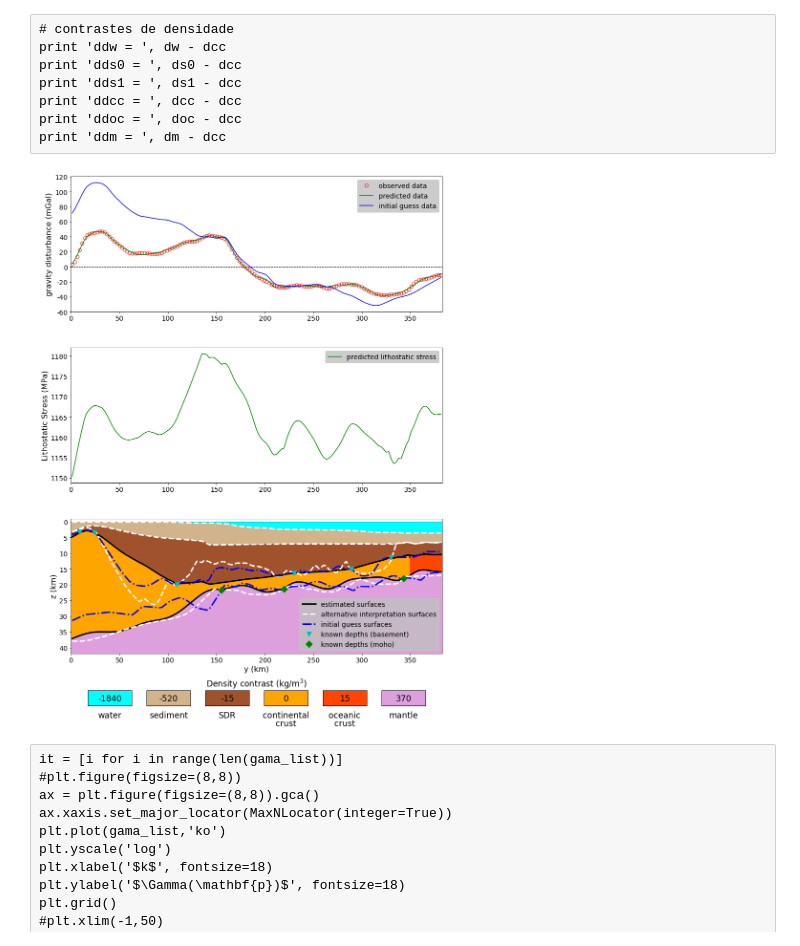
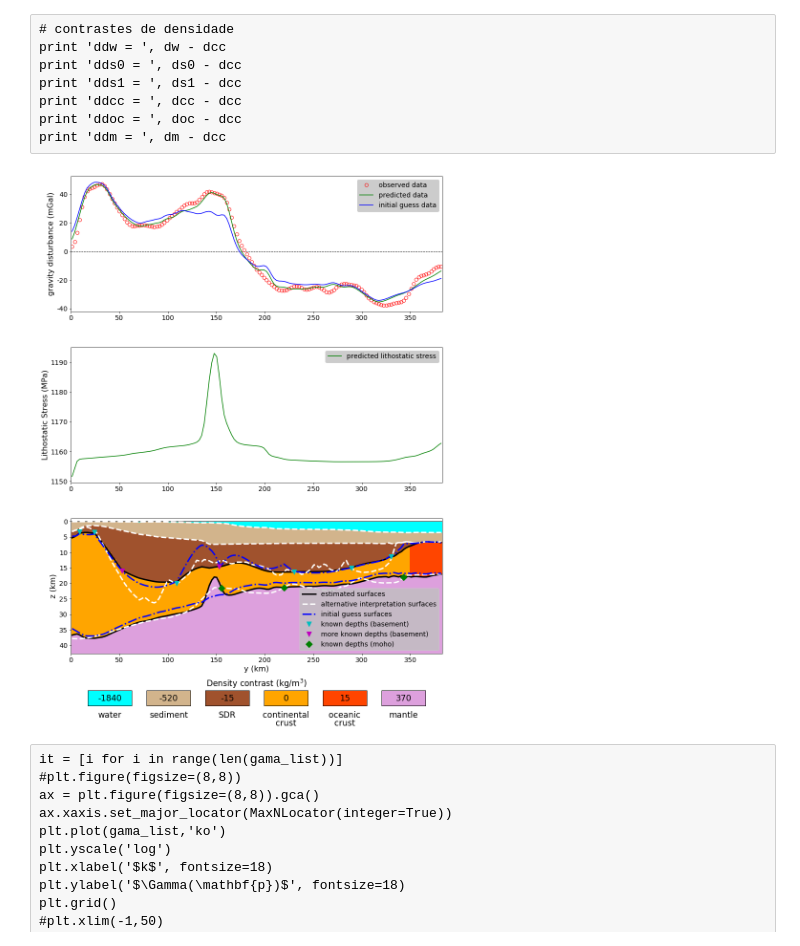
Before and after one commit to pinga-lab/paper-isostatic-grav2D, a Jupyter notebook: code/pelotas-profile-model-(figures).ipynb, the cells around one changed output. Drawn from its saved outputs; the diff is of its cells as text; code cells hidden in the pictures.

Commit message:
Correcao de grafico de disturbio de gravidade das figuras referentes a etapa 3 do metodo. Correcao de notebooks.

```diff
--- a/code/pelotas-profile-model-(figures).ipynb
+++ b/code/pelotas-profile-model-(figures).ipynb
@@ -160,4 +160,8 @@ moho_known = np.loadtxt('../data/pelotas-profile-moho-known-depths.txt')
 g0 = np.reshape(np.loadtxt('../data/pelotas-profile-initial-guess-gravity-data.txt'),(n,1))
 # %% [markdown]
 ## Inversion model
+# %%
+p = np.reshape(np.loadtxt('../data/pelotas-profile-parameter-vector-alphas_-10(2)_-8(1)_-7(1)_-6(2).txt'),(2*n+1,1))
+g = np.reshape(np.loadtxt('../data/pelotas-profile-predicted-gravity-data-alphas_-10(2)_-8(1)_-7(1)_-6(2).txt'),(n,1))
+gama_list = np.loadtxt('../data/pelotas-profile-gama-list-alphas_-10(2)_-8(1)_-7(1)_-6(2).txt')
 # %% [raw]
@@ -170,7 +171,11 @@ ini_moho = S0 - p[n:n+n]
+# %%
+g0 = g.copy()
+ini_basement = tw + ts0 + p[0:n]
+ini_moho = S0 - p[n:n+n]
 # %%
-p = np.reshape(np.loadtxt('../data/pelotas-profile-parameter-vector-alphas_X_-8(1)_-7(1)_-6(2).txt'),(2*n+1,1))
-g = np.reshape(np.loadtxt('../data/pelotas-profile-predicted-gravity-data-alphas_X_-8(1)_-7(1)_-6(2).txt'),(n,1))
-gama_list = np.loadtxt('../data/pelotas-profile-gama-list-alphas_X_-8(1)_-7(1)_-6(2).txt')
+p = np.reshape(np.loadtxt('../data/pelotas-profile-parameter-vector-alphas_-10(2)_-8(1)_-7(1)_-6(2)-sgm_58.txt'),(2*n+1,1))
+g = np.reshape(np.loadtxt('../data/pelotas-profile-predicted-gravity-data-alphas_-10(2)_-8(1)_-7(1)_-6(2)-sgm_58.txt'),(n,1))
+gama_list = np.loadtxt('../data/pelotas-profile-gama-list-alphas_-10(2)_-8(1)_-7(1)_-6(2)-sgm_58.txt')
 # %% [raw]
 p = np.reshape(np.loadtxt('../data/pelotas-profile-parameter-vector-alphas_X_-8(1)_-7(1)_-6(2)_more-known-depths.txt'),(2*n+1,1))
 g = np.reshape(np.loadtxt('../data/pelotas-profile-predicted-gravity-data-alphas_X_-8(1)_-7(1)_-6(2)_more-known-depths.txt'),(n,1))
@@ -325,9 +330,9 @@ ax3.plot(yc, interpreted_basement, '--w', linewidth=3, label='alternative interp
 ax3.plot(yc, interpreted_moho, '--w', linewidth=3)
 ax3.plot(yc, ini_basement, '-.b', linewidth=3, label='initial guess surfaces')
 ax3.plot(yc, ini_moho, '-.b', linewidth=3)
-ax3.plot(base_known[:,0], base_known[:,1], 'vc', markersize=9.5, label='known depths (basement)')
-#ax3.plot(base_known_old[:,0], base_known_old[:,1], 'vc', markersize=9.5, label='known depths (basement)')
-#ax3.plot(base_known_new[:,0], base_known_new[:,1], 'vm', markersize=9.5, label='more known depths (basement)')
+#ax3.plot(base_known[:,0], base_known[:,1], 'vc', markersize=9.5, label='known depths (basement)')
+ax3.plot(base_known_old[:,0], base_known_old[:,1], 'vc', markersize=9.5, label='known depths (basement)')
+ax3.plot(base_known_new[:,0], base_known_new[:,1], 'vm', markersize=9.5, label='more known depths (basement)')
 ax3.plot(moho_known[:,0], moho_known[:,1], 'Dg', markersize=9.5, label='known depths (moho)')
 ax3.set_ylim((S0+p[n+n]), zmin)
 ax3.set_xlim(ymin, ymax)
@@ -352,35 +357,35 @@ w = X / (ncols + 1)
 
 i=ncols-1
 for color, density, layers1, layers2 in zip(colors_list, density_list, layers_list1, layers_list2):
     col = i // nrows
     row = i % nrows
     x = X - (col*w) - w
 
     yi_line = Y
     yf_line = Y - Y*0.15
     yi_text1 = Y - Y*0.2
     yi_text2 = Y - Y*0.28
     yi_text3 = Y - Y*0.08
 
     i-=1
     poly = Polygon(np.array([[x, x+w*0.75, x+w*0.75, x], [yi_line, yi_line, yf_line, yf_line]]).T)
     tmpx = [x for x in poly.x]
     tmpx.append(poly.x[0])
     tmpy = [y for y in poly.y]
     tmpy.append(poly.y[0])
     ax4.plot(tmpx, tmpy, linestyle='-', color='k', linewidth=1)
     ax4.fill(tmpx, tmpy, color=color)
     ax4.text(x+w*0.375, yi_text1, layers1, fontsize=(w*0.14), horizontalalignment='center', verticalalignment='top')
     ax4.text(x+w*0.375, yi_text2, layers2, fontsize=(w*0.14), horizontalalignment='center', verticalalignment='top')
     ax4.text(x+w*0.375, yi_text3, density, fontsize=(w*0.14), horizontalalignment='center', verticalalignment='center')
 
 plt.tight_layout()
 
-#mpl.savefig('../data/fig/pelotas-profile-grafics-estimated-model-alphas_X_1_1_2.png', dpi='figure', bbox_inches='tight')
+#mpl.savefig('../data/fig/pelotas-profile-grafics-estimated-model-alphas_2_1_1_2-sgm_58.png', dpi='figure', bbox_inches='tight')
 #mpl.savefig('../data/fig/pelotas-profile-grafics-estimated-model-alphas_X_1_1_2_more-known-depths.png', dpi='figure', bbox_inches='tight')
 plt.show()
 # %% [output]
-[figure, old version]
+[figure, new version]
 # %% [raw]
 it = [i for i in range(len(gama_list))]
 #plt.figure(figsize=(8,8))
```
Also changed, not shown: parts of 2 cells of this notebook, 11 other files.
